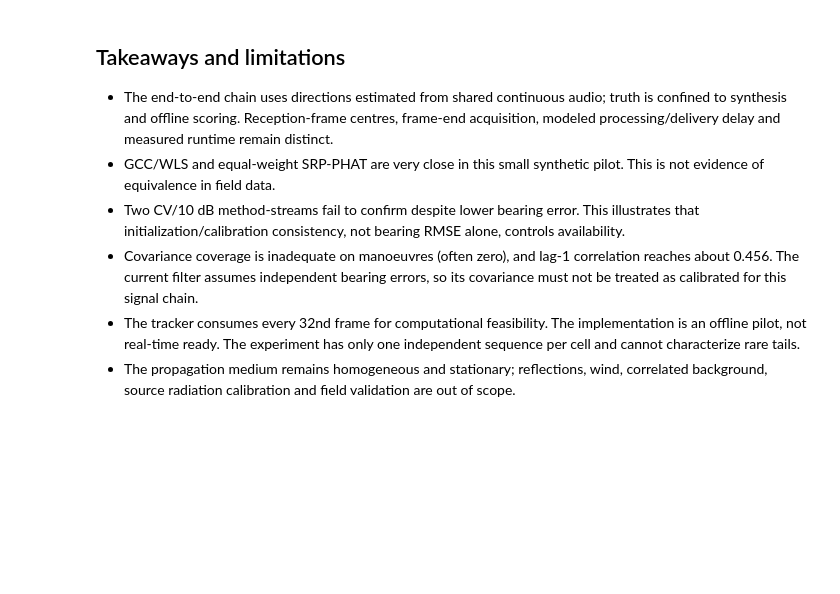
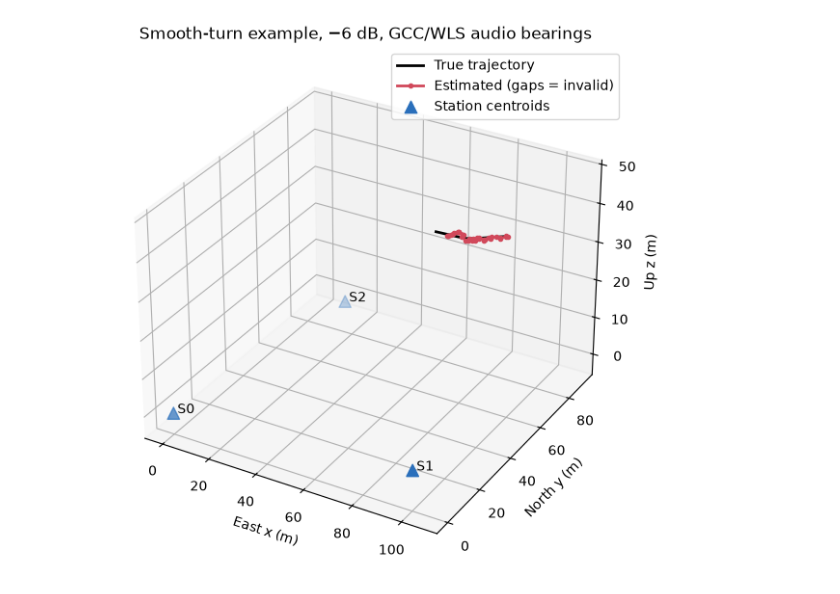
Before and after one commit to leomanchic/diploma, a Jupyter notebook: uav_acoustic_model/notebooks/three_station_audio_tracking_validation.ipynb, the cells around one changed output. Drawn from its saved outputs; the diff is of its cells as text; code cells hidden in the pictures; blank space fills up the shorter version.

```diff
--- a/uav_acoustic_model/notebooks/three_station_audio_tracking_validation.ipynb
+++ b/uav_acoustic_model/notebooks/three_station_audio_tracking_validation.ipynb
@@ -154,9 +184,21 @@ plt.show()
-# %% [markdown]
-## Takeaways and limitations
-
-- The end-to-end chain uses directions estimated from shared continuous audio; truth is confined to synthesis and offline scoring. Reception-frame centres, frame-end acquisition, modeled processing/delivery delay and measured runtime remain distinct.
-- GCC/WLS and equal-weight SRP-PHAT are very close in this small synthetic pilot. This is not evidence of equivalence in field data.
-- Two CV/10 dB method-streams fail to confirm despite lower bearing error. This illustrates that initialization/calibration consistency, not bearing RMSE alone, controls availability.
-- Covariance coverage is inadequate on manoeuvres (often zero), and lag-1 correlation reaches about 0.456. The current filter assumes independent bearing errors, so its covariance must not be treated as calibrated for this signal chain.
-- The tracker consumes every 32nd frame for computational feasibility. The implementation is an offline pilot, not real-time ready. The experiment has only one independent sequence per cell and cannot characterize rare tails.
-- The propagation medium remains homogeneous and stationary; reflections, wind, correlated background, source radiation calibration and field validation are out of scope.
+# %%
+chosen = [row for row in tracking if row['trajectory_kind'] == 'smooth_turn' and row['snr_db'] == '-6.0' and row['estimator_variant'] == 'all_6_equal_gcc_wls']
+chosen.sort(key=lambda row: float(row['processing_time_s']))
+truth = np.array([[float(row[f'truth_position_{axis}_m']) for axis in 'xyz'] for row in chosen])
+estimate = np.array([[float(row[f'estimate_position_{axis}_m']) for axis in 'xyz'] for row in chosen])
+valid = np.array([row['valid'] == 'True' for row in chosen])
+estimate[~valid] = np.nan
+stations_xyz = np.array([[0., 0., 0.], [100., 0., 5.], [10., 90., -2.]])
+fig = plt.figure(figsize=(9, 7))
+ax = fig.add_subplot(111, projection='3d')
+ax.plot(*truth.T, color='black', linewidth=2, label='True trajectory')
+ax.plot(*estimate.T, color='#d1495b', linewidth=2, marker='o', markersize=3, label='Estimated (gaps = invalid)')
+ax.scatter(*stations_xyz.T, color='#2a6fbb', marker='^', s=80, label='Station centroids')
+for index, station in enumerate(stations_xyz):
+    ax.text(*station, f' S{index}')
+ax.set_xlabel('East x (m)'); ax.set_ylabel('North y (m)'); ax.set_zlabel('Up z (m)')
+ax.set_title('Smooth-turn example, −6 dB, GCC/WLS audio bearings')
+ax.legend()
+plt.show()
+# %% [output]
+[figure, added]
```
Also changed, not shown: parts of 9 cells of this notebook, 14 other files.
